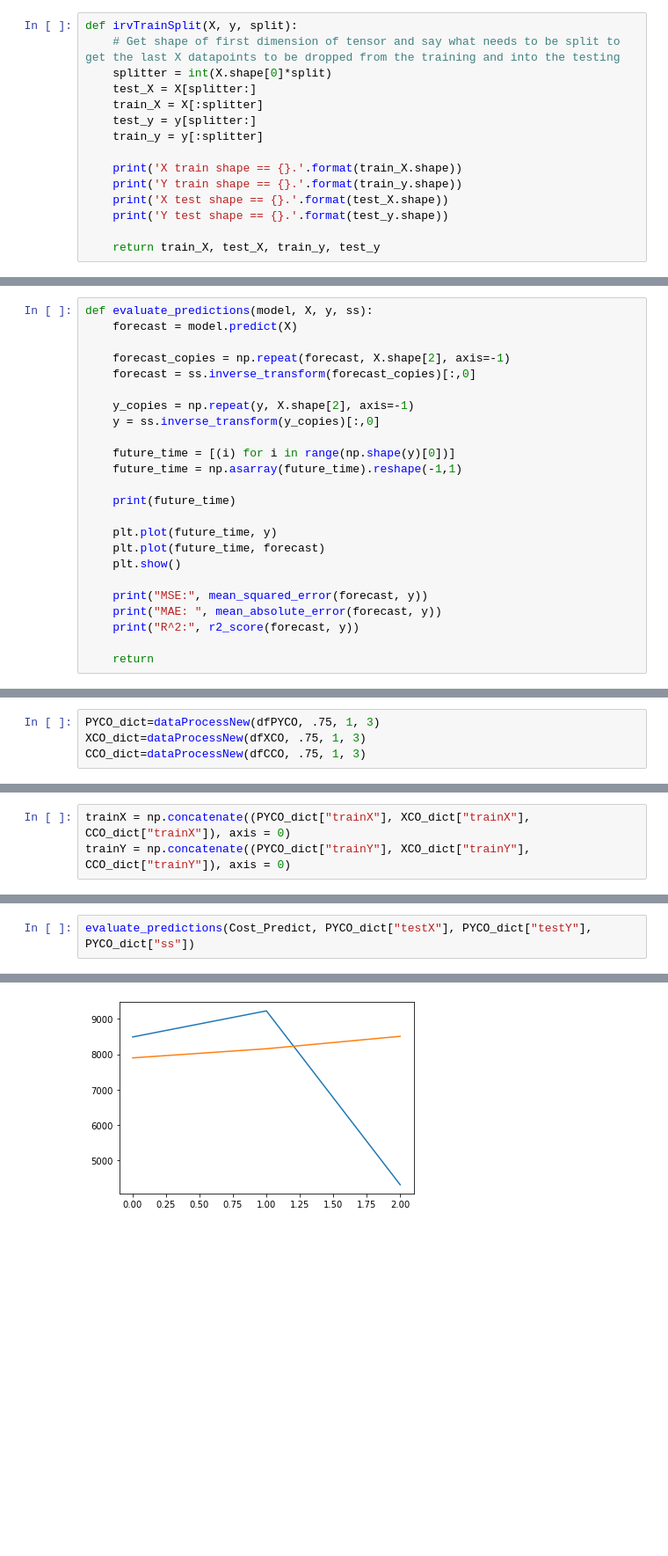
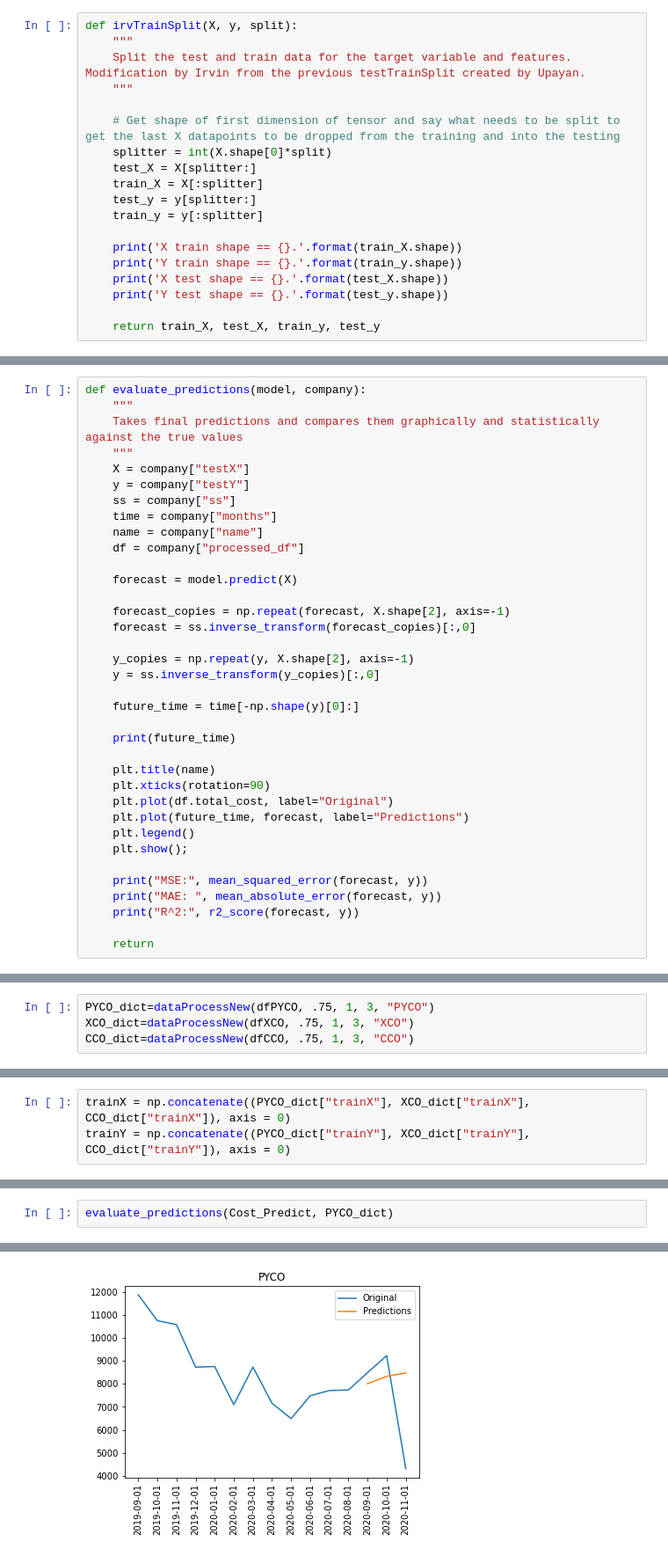
Before and after one commit to texasfight/ME379M_Hackathon, a Jupyter notebook: Notebooks/LSTM-Irvin.ipynb, the cells around one changed output, grey strips where cells are left out. Shown at 88% size. Drawn from its saved outputs; the diff is of its cells as text; blank space fills up the shorter version.

```diff
--- a/Notebooks/LSTM-Irvin.ipynb
+++ b/Notebooks/LSTM-Irvin.ipynb
@@ -70,6 +70,10 @@ def testTrainSplit(df, split):
     return train, test
 # %%
 def irvTrainSplit(X, y, split):
+    """
+    Split the test and train data for the target variable and features. Modification by Irvin from the previous testTrainSplit created by Upayan.
+    """
+
     # Get shape of first dimension of tensor and say what needs to be split to get the last X datapoints to be dropped from the training and into the testing
     splitter = int(X.shape[0]*split)
     test_X = X[splitter:]
@@ -170,7 +180,17 @@ def build_model (trainX, trainY, epoch, bs):
 
     return model
 # %%
-def evaluate_predictions(model, X, y, ss):
+def evaluate_predictions(model, company):
+    """
+    Takes final predictions and compares them graphically and statistically against the true values
+    """
+    X = company["testX"]
+    y = company["testY"]
+    ss = company["ss"]
+    time = company["months"]
+    name = company["name"]
+    df = company["processed_df"]
+
     forecast = model.predict(X)
 
     forecast_copies = np.repeat(forecast, X.shape[2], axis=-1)
@@ -179,14 +199,16 @@ def evaluate_predictions(model, X, y, ss):
     y_copies = np.repeat(y, X.shape[2], axis=-1)
     y = ss.inverse_transform(y_copies)[:,0]
 
-    future_time = [(i) for i in range(np.shape(y)[0])]
-    future_time = np.asarray(future_time).reshape(-1,1)
+    future_time = time[-np.shape(y)[0]:]
 
     print(future_time)
 
-    plt.plot(future_time, y)
-    plt.plot(future_time, forecast)
-    plt.show()
+    plt.title(name)
+    plt.xticks(rotation=90)
+    plt.plot(df.total_cost, label="Original")
+    plt.plot(future_time, forecast, label="Predictions")
+    plt.legend()
+    plt.show();
 
     print("MSE:", mean_squared_error(forecast, y))
     print("MAE: ", mean_absolute_error(forecast, y))
@@ -205,7 +218,7 @@ Y test shape == (3, 1).
 # %%
-PYCO_dict=dataProcessNew(dfPYCO, .75, 1, 3)
-XCO_dict=dataProcessNew(dfXCO, .75, 1, 3)
-CCO_dict=dataProcessNew(dfCCO, .75, 1, 3)
+PYCO_dict=dataProcessNew(dfPYCO, .75, 1, 3, "PYCO")
+XCO_dict=dataProcessNew(dfXCO, .75, 1, 3, "XCO")
+CCO_dict=dataProcessNew(dfCCO, .75, 1, 3, "CCO")
 # %% [output]
 X shape == (12, 3, 95).
 Y shape == (12, 1).
@@ -252,3 +265,3 @@ Epoch 00156: early stopping
 # %%
-evaluate_predictions(Cost_Predict, PYCO_dict["testX"], PYCO_dict["testY"], PYCO_dict["ss"])
+evaluate_predictions(Cost_Predict, PYCO_dict)
 # %% [output]
@@ -258 +269 @@ evaluate_predictions(Cost_Predict, PYCO_dict["testX"], PYCO_dict["testY"], PYCO_
-[figure, old version]
+[figure, new version]
```
Also changed, not shown: parts of 6 cells of this notebook, 19 other files.
